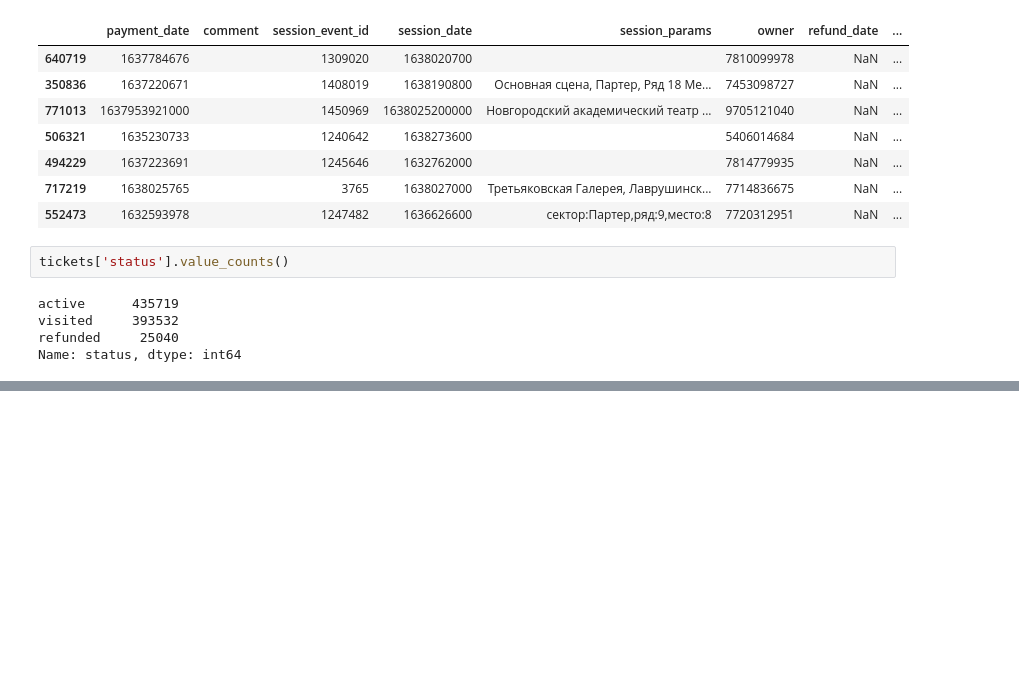
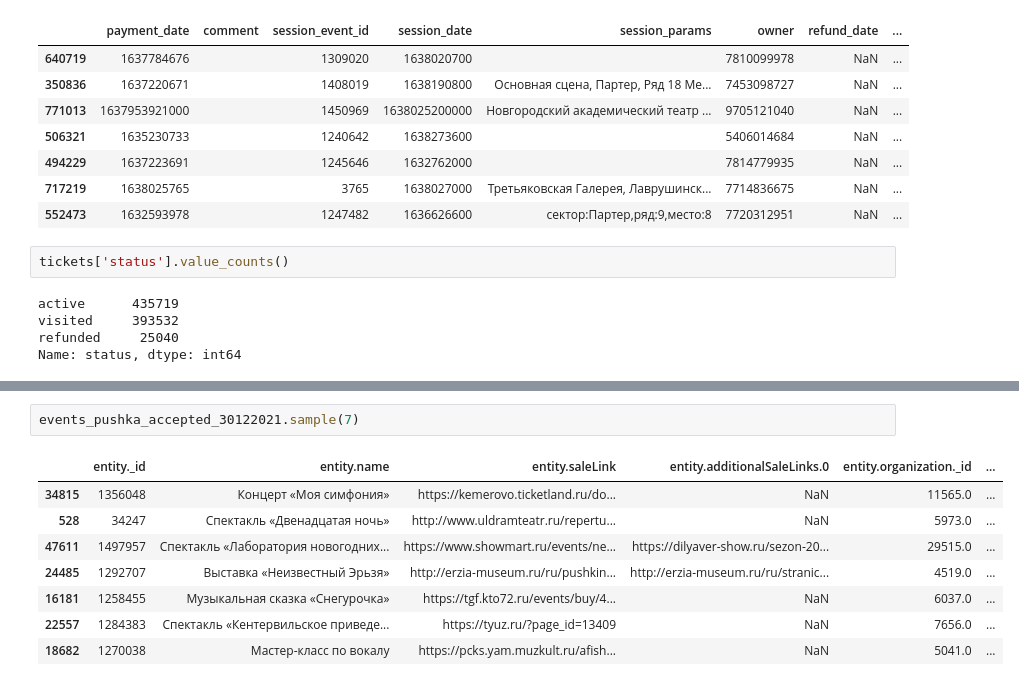
Before and after one commit to crazy-historian/pushkin_card_recommender_system, a Jupyter notebook: Download.ipynb, the cells around one changed output, grey strips where cells are left out. Drawn from its saved outputs; the diff is of its cells as text; blank space fills up the shorter version.

```diff
--- a/Download.ipynb
+++ b/Download.ipynb
@@ -229,0 +283,11 @@ Name: status, dtype: int64
+# %%
+events_pushka_accepted_30122021.sample(7)
+# %% [output]
+|  | entity._id | entity.name | entity.saleLink | entity.additionalSaleLinks.0 | entity.organization._id | ... |
+| 34815 | 1356048 | Концерт «Моя симфония» | https://kemerovo.ticketland.ru/do... | NaN | 11565.0 | ... |
+| 528 | 34247 | Спектакль «Двенадцатая ночь» | http://www.uldramteatr.ru/repertu... | NaN | 5973.0 | ... |
+| 47611 | 1497957 | Спектакль «Лаборатория новогодних... | https://www.showmart.ru/events/ne... | https://dilyaver-show.ru/sezon-20... | 29515.0 | ... |
+| 24485 | 1292707 | Выставка «Неизвестный Эрьзя» | http://erzia-museum.ru/ru/pushkin... | http://erzia-museum.ru/ru/stranic... | 4519.0 | ... |
+| 16181 | 1258455 | Музыкальная сказка «Снегурочка» | https://tgf.kto72.ru/events/buy/4... | NaN | 6037.0 | ... |
+| 22557 | 1284383 | Спектакль «Кентервильское приведе... | https://tyuz.ru/?page_id=13409 | NaN | 7656.0 | ... |
+| 18682 | 1270038 | Мастер-класс по вокалу | https://pcks.yam.muzkult.ru/afish... | NaN | 5041.0 | ... |
```
Also changed, not shown: parts of 24 cells of this notebook.
